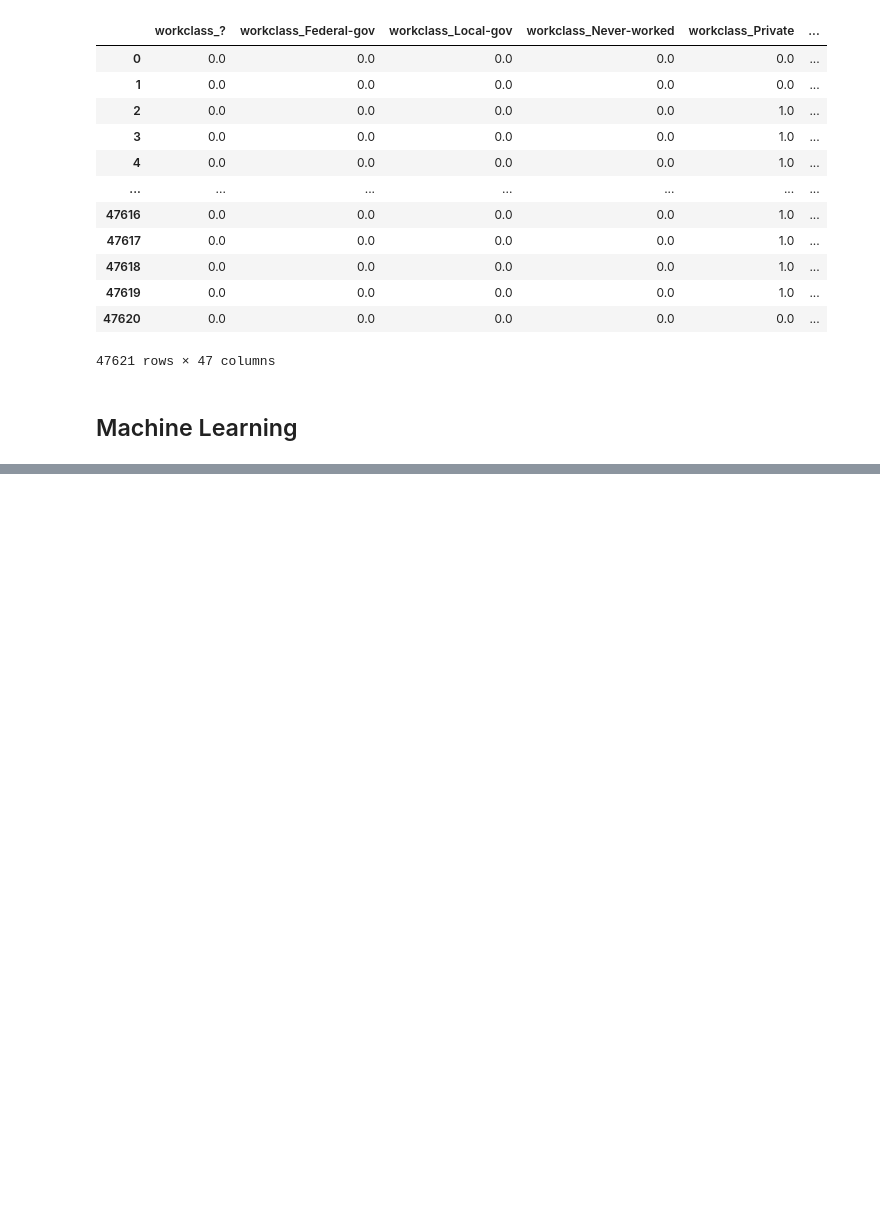
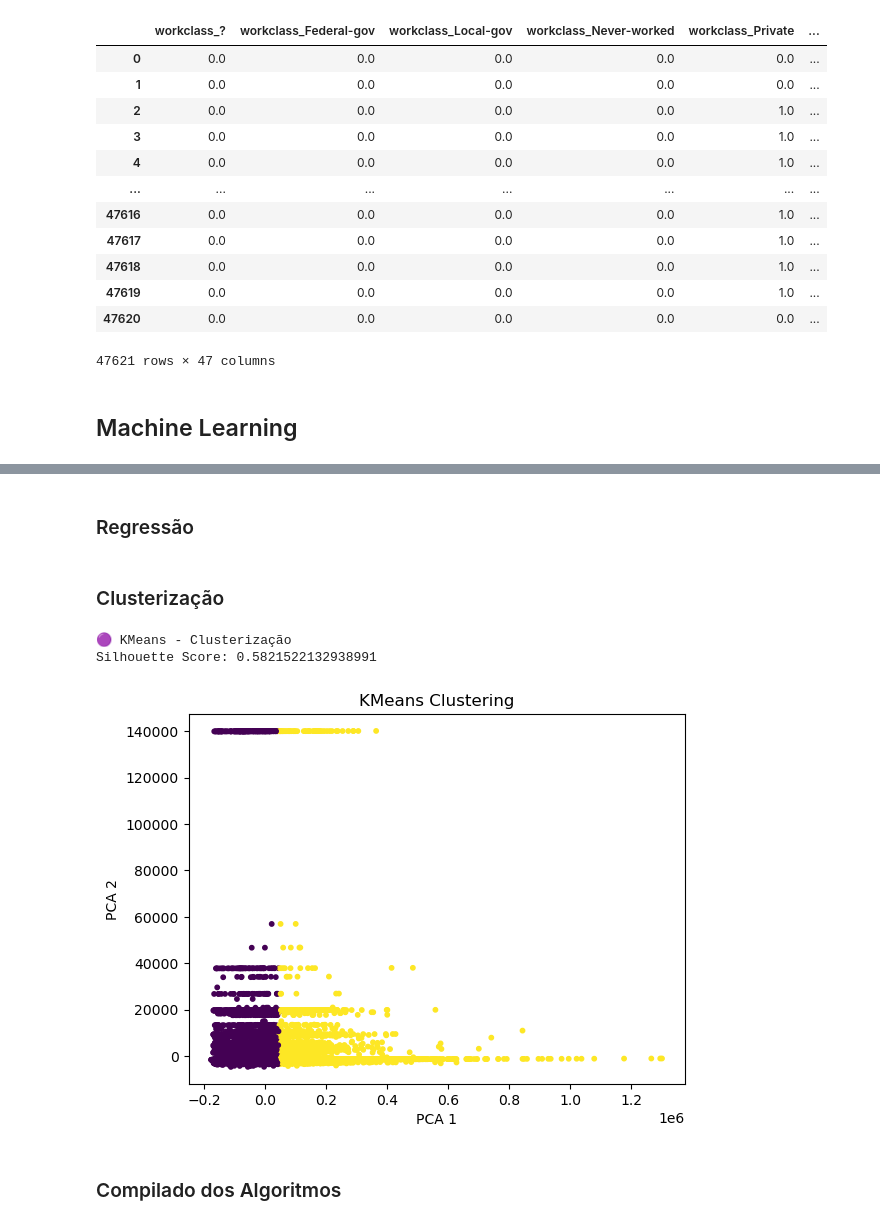
Before and after one commit to pedrobiqua/MineracaoDadosDados, a Jupyter notebook: analytics.ipynb, the cells around one changed output, grey strips where cells are left out. Cells and saved outputs as stored; diff of their text form; code cells hidden in the pictures; blank space fills up the shorter version.

Commit message:
feat(algorithm): add algorithm kmeans, classification and regression

```diff
--- a/analytics.ipynb
+++ b/analytics.ipynb
@@ -300,3 +319,16 @@ df_final
 47621 rows × 47 columns
 # %% [markdown]
 ## Machine Learning
+# %%
+from sklearn.model_selection import train_test_split
+from sklearn.preprocessing import StandardScaler
+from sklearn.metrics import classification_report, mean_squared_error, silhouette_score
+from sklearn.decomposition import PCA
+import matplotlib.pyplot as plt
+
+# Separando X e y
+X = df_final.drop(columns=['income'])
+y = df_final['income']
+
+# Separar para classificação e regressão
+X_train, X_test, y_train, y_test = train_test_split(X, y, test_size=0.2, random_state=42)
@@ -302,0 +362,2 @@ df_final
+# %% [markdown]
+### Regressão
@@ -302,0 +380,29 @@ df_final
+# %% [markdown]
+### Clusterização
+# %%
+from sklearn.cluster import KMeans
+
+# PCA para visualização
+pca = PCA(n_components=2)
+X_pca = pca.fit_transform(X)
+
+kmeans = KMeans(n_clusters=2, random_state=42)
+labels = kmeans.fit_predict(X)
+
+# Avaliação
+score = silhouette_score(X, labels)
+print("🟣 KMeans - Clusterização")
+print("Silhouette Score:", score)
+
+# Visualização
+plt.scatter(X_pca[:, 0], X_pca[:, 1], c=labels, cmap='viridis', s=10)
+plt.title("KMeans Clustering")
+plt.xlabel("PCA 1")
+plt.ylabel("PCA 2")
+plt.show()
+# %% [output]
+🟣 KMeans - Clusterização
+Silhouette Score: 0.5821522132938991
+[figure, added]
+# %% [markdown]
+### Compilado dos Algoritmos
```
Also changed, not shown: parts of 7 cells of this notebook.
